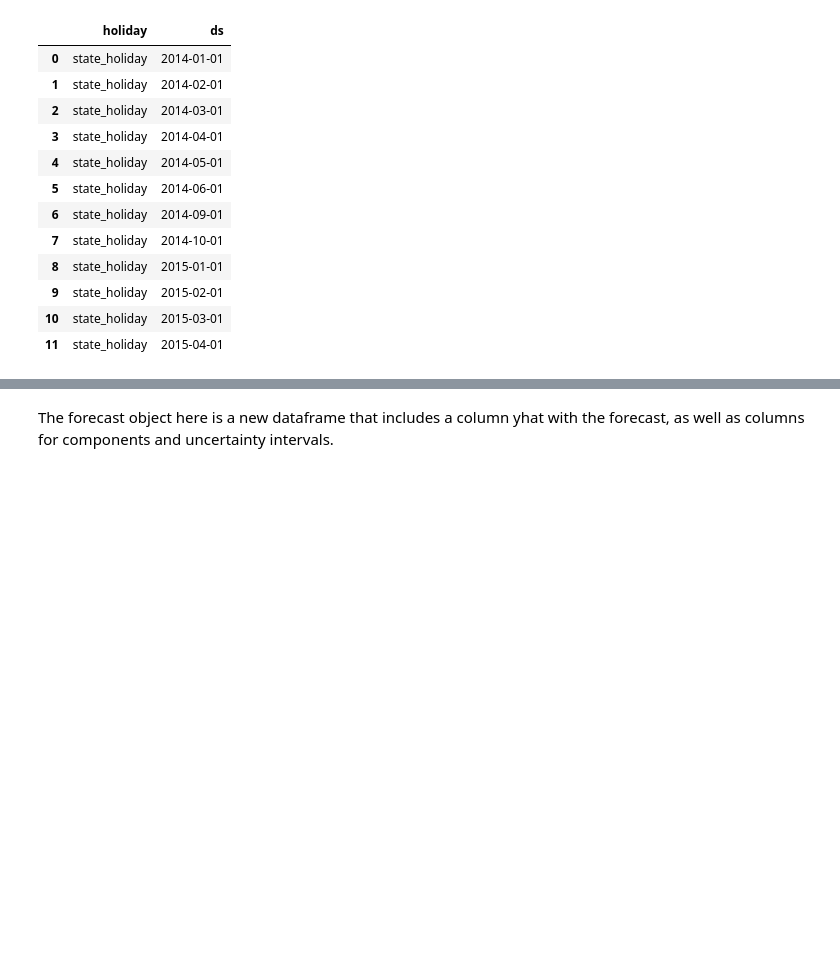
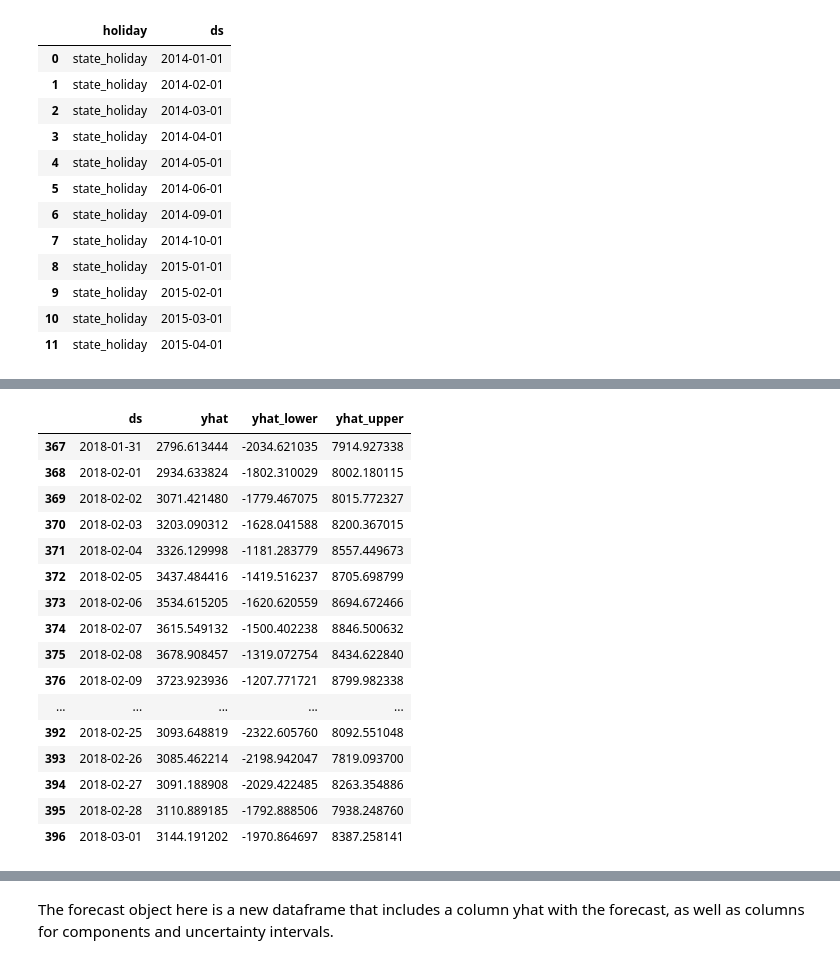
Before and after one commit to robin521111/data-sci, a Jupyter notebook: SONY Store_Sales.ipynb, the cells around one changed output, grey strips where cells are left out. Drawn from its saved outputs; the diff is of its cells as text; code cells hidden in the pictures; blank space fills up the shorter version.

Commit message:
updated predict based on area

```diff
--- a/SONY Store_Sales.ipynb
+++ b/SONY Store_Sales.ipynb
@@ -581,0 +658,24 @@ forecast[['ds', 'yhat', 'yhat_lower', 'yhat_upper']].tail(30)
+# %%
+# predictions
+forecast = east_model.predict(future_dates)
+
+# preditions for last month
+forecast[['ds', 'yhat', 'yhat_lower', 'yhat_upper']].tail(30)
+# %% [output]
+|  | ds | yhat | yhat_lower | yhat_upper |
+| 367 | 2018-01-31 | 2796.613444 | -2034.621035 | 7914.927338 |
+| 368 | 2018-02-01 | 2934.633824 | -1802.310029 | 8002.180115 |
+| 369 | 2018-02-02 | 3071.421480 | -1779.467075 | 8015.772327 |
+| 370 | 2018-02-03 | 3203.090312 | -1628.041588 | 8200.367015 |
+| 371 | 2018-02-04 | 3326.129998 | -1181.283779 | 8557.449673 |
+| 372 | 2018-02-05 | 3437.484416 | -1419.516237 | 8705.698799 |
+| 373 | 2018-02-06 | 3534.615205 | -1620.620559 | 8694.672466 |
+| 374 | 2018-02-07 | 3615.549132 | -1500.402238 | 8846.500632 |
+| 375 | 2018-02-08 | 3678.908457 | -1319.072754 | 8434.622840 |
+| 376 | 2018-02-09 | 3723.923936 | -1207.771721 | 8799.982338 |
+| ... | ... | ... | ... | ... |
+| 392 | 2018-02-25 | 3093.648819 | -2322.605760 | 8092.551048 |
+| 393 | 2018-02-26 | 3085.462214 | -2198.942047 | 7819.093700 |
+| 394 | 2018-02-27 | 3091.188908 | -2029.422485 | 8263.354886 |
+| 395 | 2018-02-28 | 3110.889185 | -1792.888506 | 7938.248760 |
+| 396 | 2018-03-01 | 3144.191202 | -1970.864697 | 8387.258141 |
```
Also changed, not shown: parts of 14 cells of this notebook.
